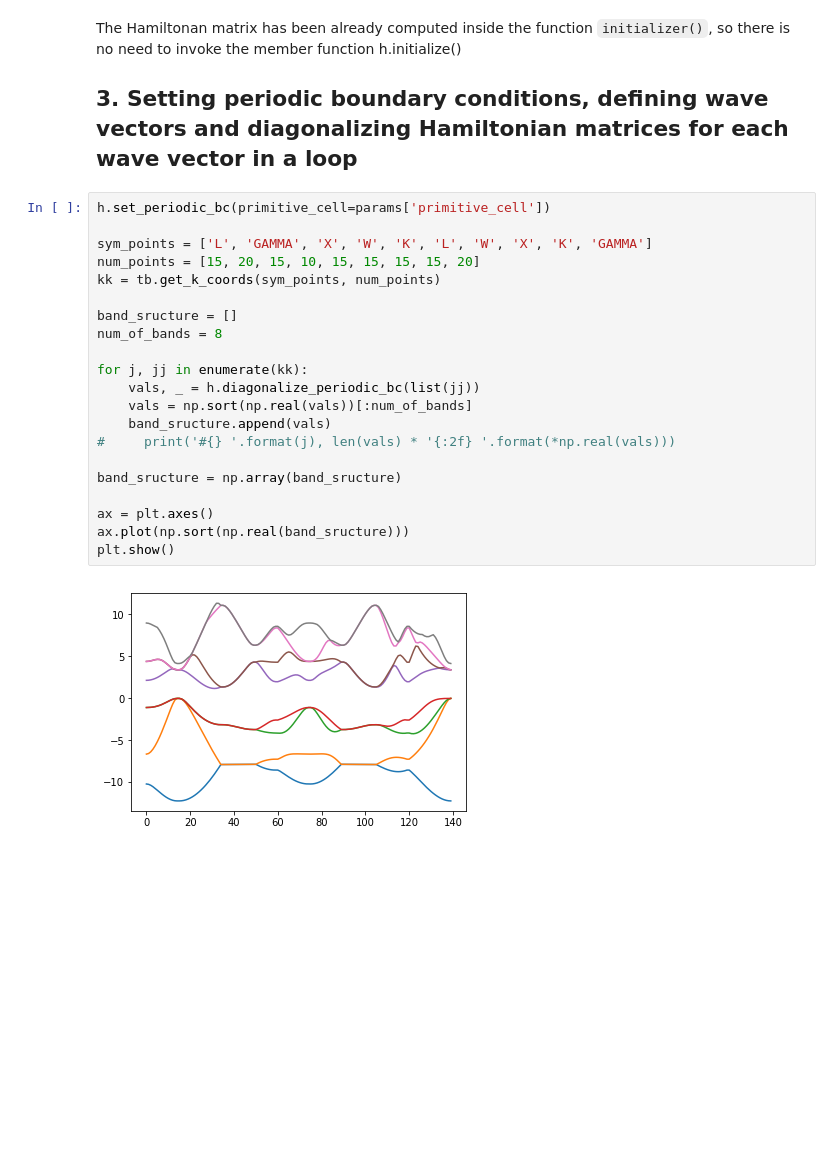
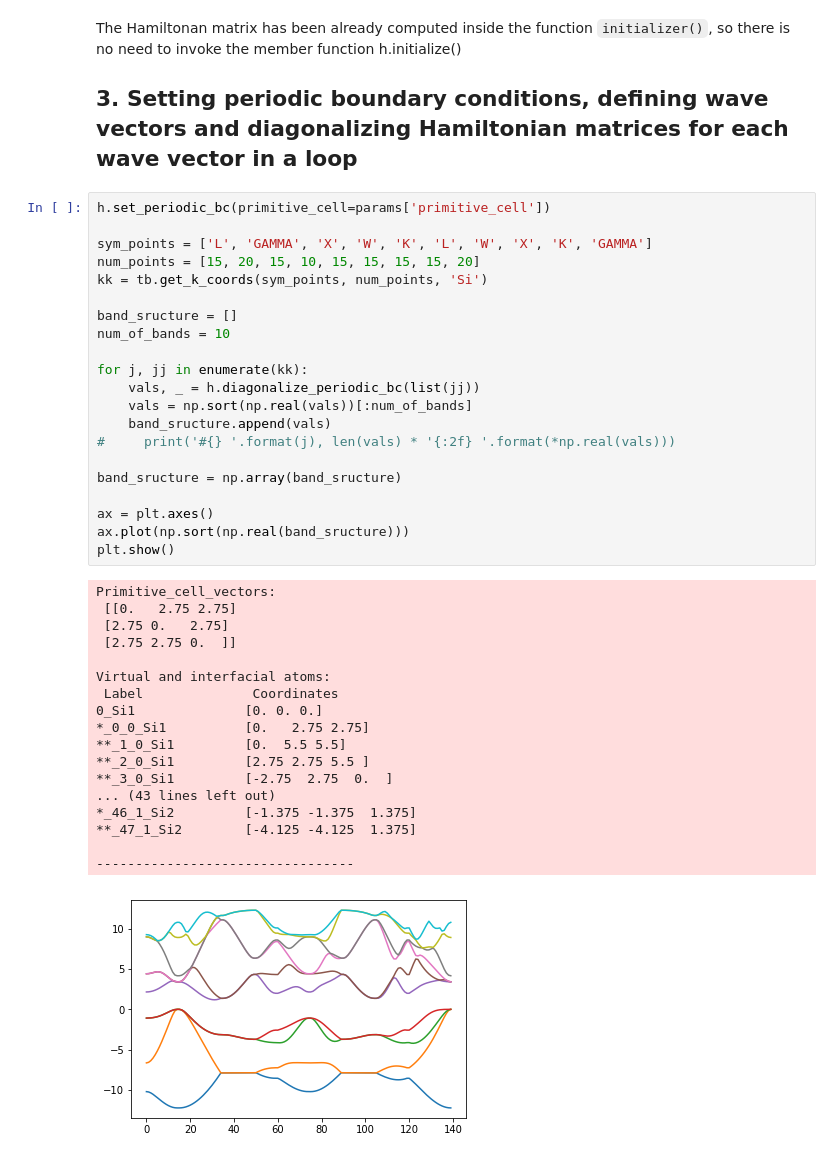
Before and after one commit to freude/NanoNet, a Jupyter notebook: jupyter_notebooks/bulk_silicon_with_input_file.ipynb, the cells around one changed output. Drawn from its saved outputs; the diff is of its cells as text; blank space fills up the shorter version.

```diff
--- a/jupyter_notebooks/bulk_silicon_with_input_file.ipynb
+++ b/jupyter_notebooks/bulk_silicon_with_input_file.ipynb
@@ -50,23 +68,40 @@ The Hamiltonan matrix has been already computed inside the function `initializer
 # %%
 h.set_periodic_bc(primitive_cell=params['primitive_cell'])
 
 sym_points = ['L', 'GAMMA', 'X', 'W', 'K', 'L', 'W', 'X', 'K', 'GAMMA']
 num_points = [15, 20, 15, 10, 15, 15, 15, 15, 20]
-kk = tb.get_k_coords(sym_points, num_points)
+kk = tb.get_k_coords(sym_points, num_points, 'Si')
 
 band_sructure = []
-num_of_bands = 8
+num_of_bands = 10
 
 for j, jj in enumerate(kk):
     vals, _ = h.diagonalize_periodic_bc(list(jj))
     vals = np.sort(np.real(vals))[:num_of_bands]
     band_sructure.append(vals)
 #     print('#{} '.format(j), len(vals) * '{:2f} '.format(*np.real(vals)))
 
 band_sructure = np.array(band_sructure)
 
 ax = plt.axes()
 ax.plot(np.sort(np.real(band_sructure)))
 plt.show()
 # %% [output]
+Primitive_cell_vectors:
+ [[0.   2.75 2.75]
+ [2.75 0.   2.75]
+ [2.75 2.75 0.  ]]
+
+Virtual and interfacial atoms:
+ Label              Coordinates
+0_Si1              [0. 0. 0.]
+*_0_0_Si1          [0.   2.75 2.75]
+**_1_0_Si1         [0.  5.5 5.5]
+**_2_0_Si1         [2.75 2.75 5.5 ]
+**_3_0_Si1         [-2.75  2.75  0.  ]
+... (43 lines left out)
+*_46_1_Si2         [-1.375 -1.375  1.375]
+**_47_1_Si2        [-4.125 -4.125  1.375]
+
+---------------------------------
-[figure, old version]
+[figure, new version]
```
Also changed, not shown: parts of 2 cells of this notebook, 11 other files.
